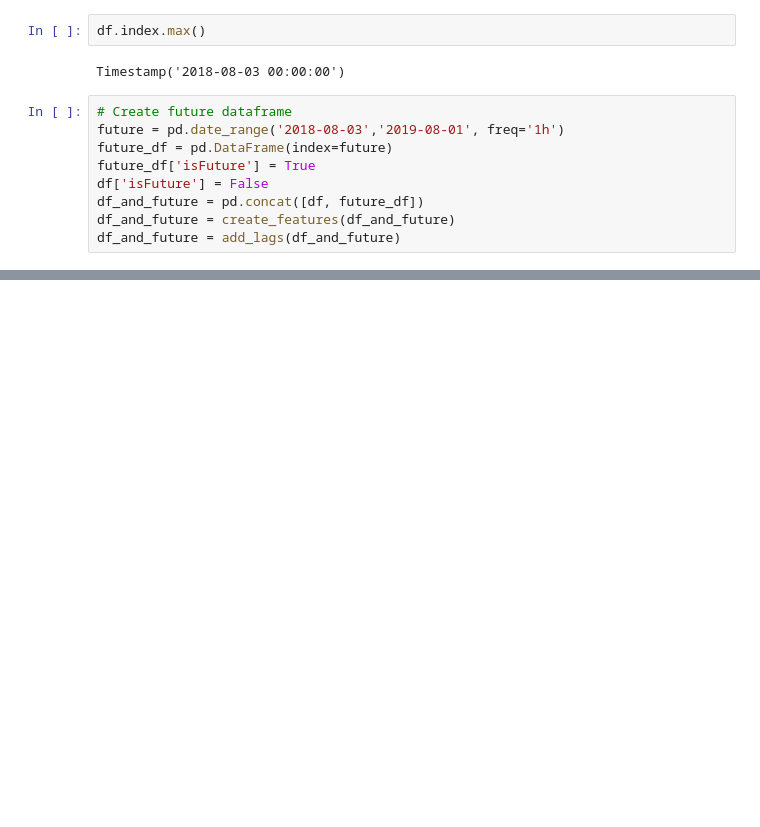
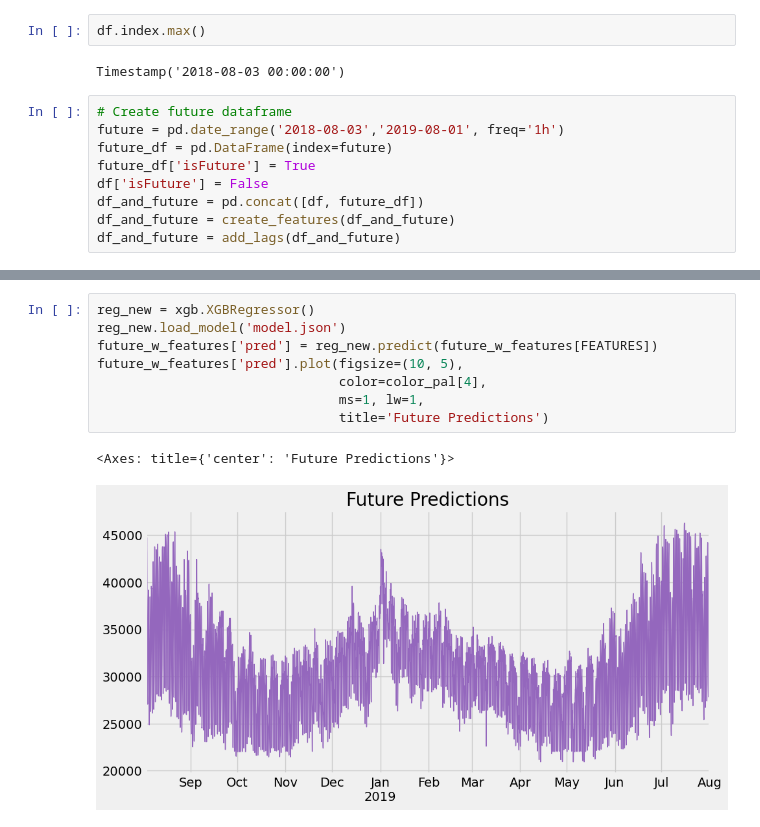
Before and after one commit to raihansb29/complete-pandas-tutorial, a Jupyter notebook: XGBtimeanalcopy.ipynb, the cells around one changed output, grey strips where cells are left out. Drawn from its saved outputs; the diff is of its cells as text; blank space fills up the shorter version.

```diff
--- a/XGBtimeanalcopy.ipynb
+++ b/XGBtimeanalcopy.ipynb
@@ -441,0 +476,11 @@ df_and_future = add_lags(df_and_future)
+# %%
+reg_new = xgb.XGBRegressor()
+reg_new.load_model('model.json')
+future_w_features['pred'] = reg_new.predict(future_w_features[FEATURES])
+future_w_features['pred'].plot(figsize=(10, 5),
+                               color=color_pal[4],
+                               ms=1, lw=1,
+                               title='Future Predictions')
+# %% [output]
+<Axes: title={'center': 'Future Predictions'}>
+[figure, added]
```
Also changed, not shown: parts of 6 cells of this notebook, 4 other files.
